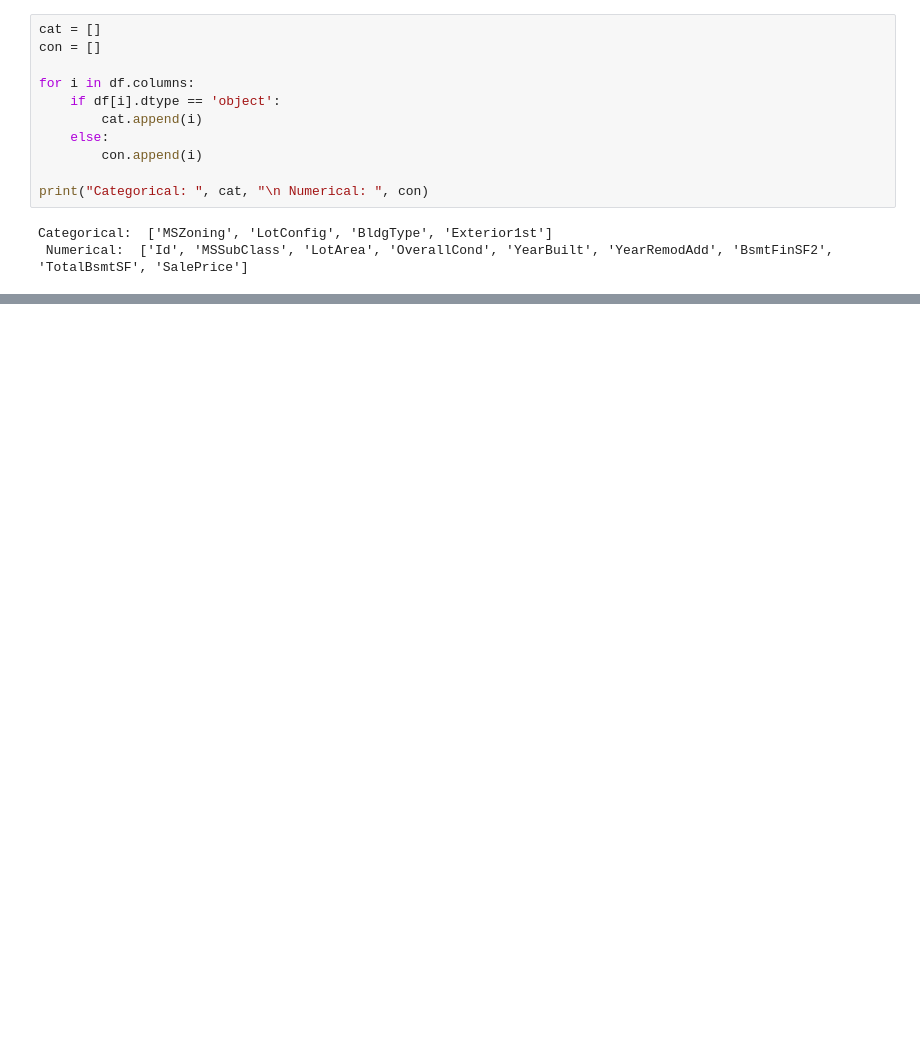
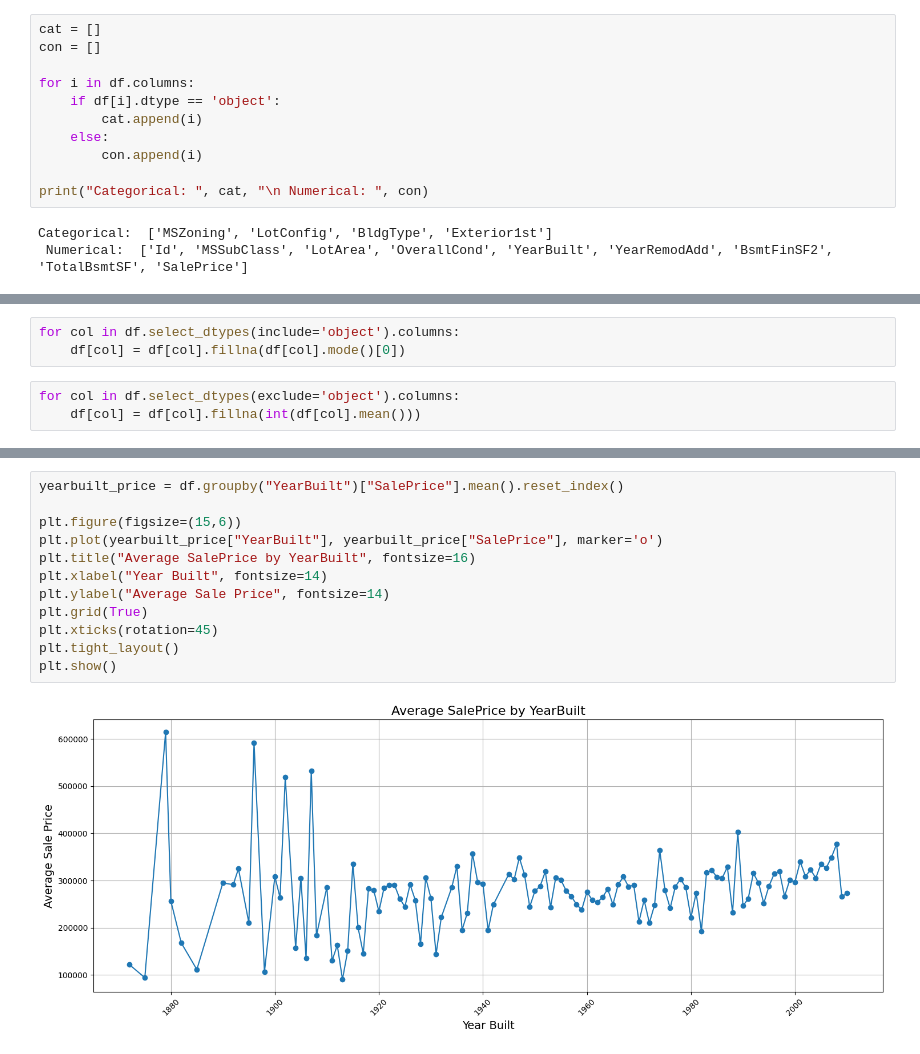
Before and after one commit to SachinGunjal001/House-Price-Prediction-Python-Analysis, a Jupyter notebook: HousePricePyAnalysis.ipynb, the cells around one changed output, grey strips where cells are left out. Drawn from its saved outputs; the diff is of its cells as text; blank space fills up the shorter version.

```diff
--- a/HousePricePyAnalysis.ipynb
+++ b/HousePricePyAnalysis.ipynb
@@ -137,0 +190,6 @@ print(insight_df)
+# %%
+for col in df.select_dtypes(include='object').columns:
+    df[col] = df[col].fillna(df[col].mode()[0])
+# %%
+for col in df.select_dtypes(exclude='object').columns:
+    df[col] = df[col].fillna(int(df[col].mean()))
@@ -137,0 +235,14 @@ print(insight_df)
+# %%
+yearbuilt_price = df.groupby("YearBuilt")["SalePrice"].mean().reset_index()
+
+plt.figure(figsize=(15,6))
+plt.plot(yearbuilt_price["YearBuilt"], yearbuilt_price["SalePrice"], marker='o')
+plt.title("Average SalePrice by YearBuilt", fontsize=16)
+plt.xlabel("Year Built", fontsize=14)
+plt.ylabel("Average Sale Price", fontsize=14)
+plt.grid(True)
+plt.xticks(rotation=45)
+plt.tight_layout()
+plt.show()
+# %% [output]
+[figure, added]
```
Also changed, not shown: parts of 18 cells of this notebook, 1 other file.
